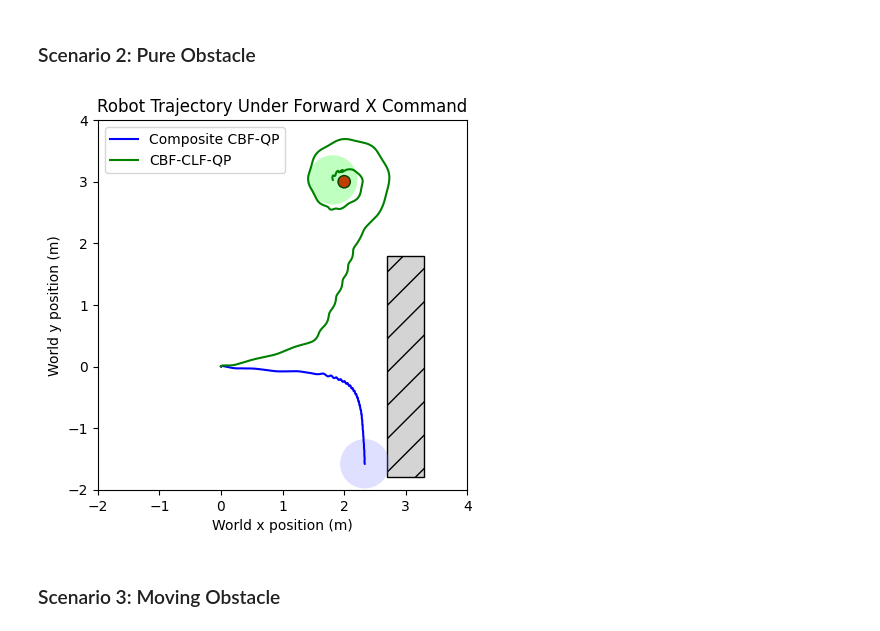
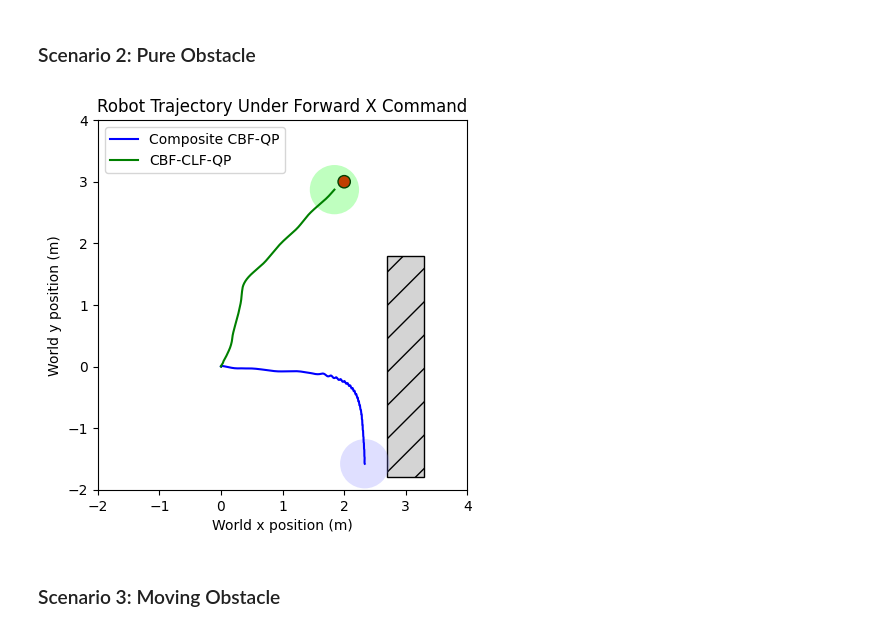
Before and after one commit to famsvip/Robot-Navigation-Collision-Avoidance-, a Jupyter notebook: data/plotting.ipynb, the cells around one changed output. Cells and saved outputs as stored; diff of their text form; code cells hidden in the pictures.

```diff
--- a/data/plotting.ipynb
+++ b/data/plotting.ipynb
@@ -436,36 +436,37 @@ Consecutive command deviation 6
 # Trajectory plots for obstacle
 
 data_threshold = 10000
+data_threshold_2 = 2000
 
 composite = np.load("./composite_pos_static_obs.npy")
 separate = np.load("./separated_pos_static_obs.npy")
 
 fig, ax = plt.subplots()
 
 rect = Rectangle((2.7, -1.8), width=0.6, height=3.6,
                  edgecolor='black', facecolor=(0.83, 0.83, 0.83), hatch="/")
 circle_target = Circle((2, 3), radius=0.1, edgecolor="black", facecolor="red")
-circle_separate = Circle((separate[data_threshold-1, :2]), radius=0.4, facecolor=(0.0,1.0,0.0,0.25))
+circle_separate = Circle((separate[data_threshold_2-1, :2]), radius=0.4, facecolor=(0.0,1.0,0.0,0.25))
 circle_composite = Circle((composite[data_threshold-1, :2]), radius=0.4, facecolor=(0.5,0.5,1.0,0.25))
 ax.add_patch(rect)
 ax.add_patch(circle_target)
 ax.add_patch(circle_separate)
 ax.add_patch(circle_composite)
 
 ax.plot(composite[:data_threshold,0], composite[:data_threshold,1], color="b", label="Composite CBF-QP")
-ax.plot(separate[:data_threshold,0], separate[:data_threshold,1], color="g", label="CBF-CLF-QP")
+ax.plot(separate[:data_threshold_2,0], separate[:data_threshold_2,1], color="g", label="CBF-CLF-QP")
 
 ax.set_xlim(-2, 4)
 ax.set_ylim(-2, 4)
 ax.set_aspect('equal')
 plt.grid(False)
 plt.title('Robot Trajectory Under Forward X Command')
 plt.xlabel("World x position (m)")
 plt.ylabel("World y position (m)")
 plt.legend()
 plt.show()
 # %% [output]
-[figure, old version]
+[figure, new version]
 # %% [markdown]
 ### Scenario 3: Moving Obstacle
 # %%
```
Also changed, not shown: 4 other files.
